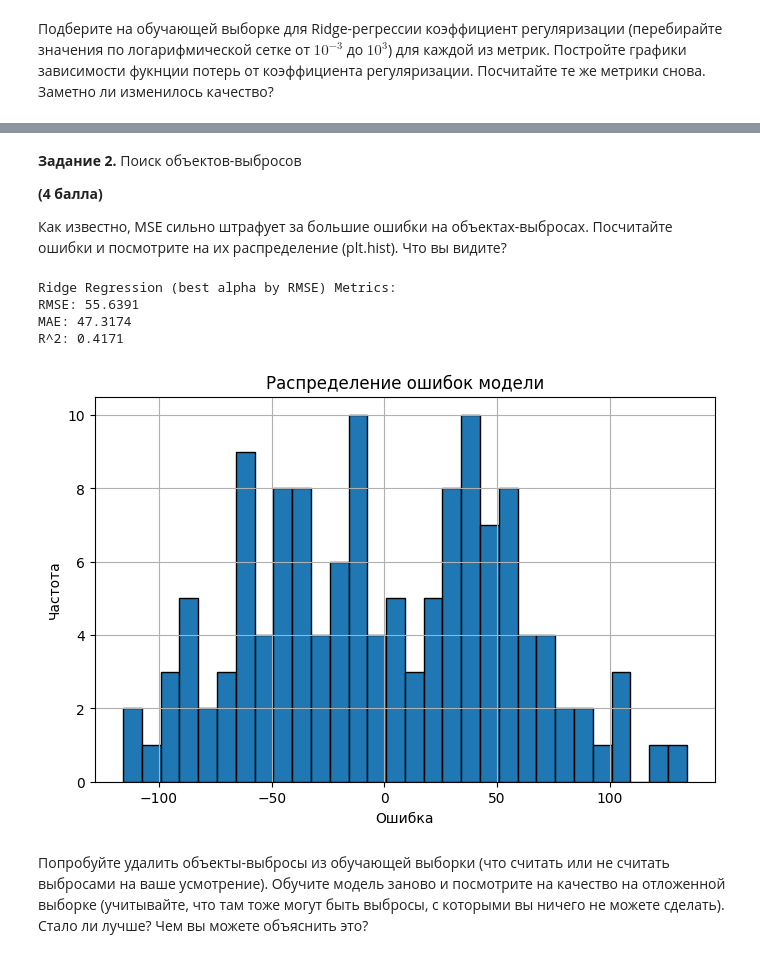
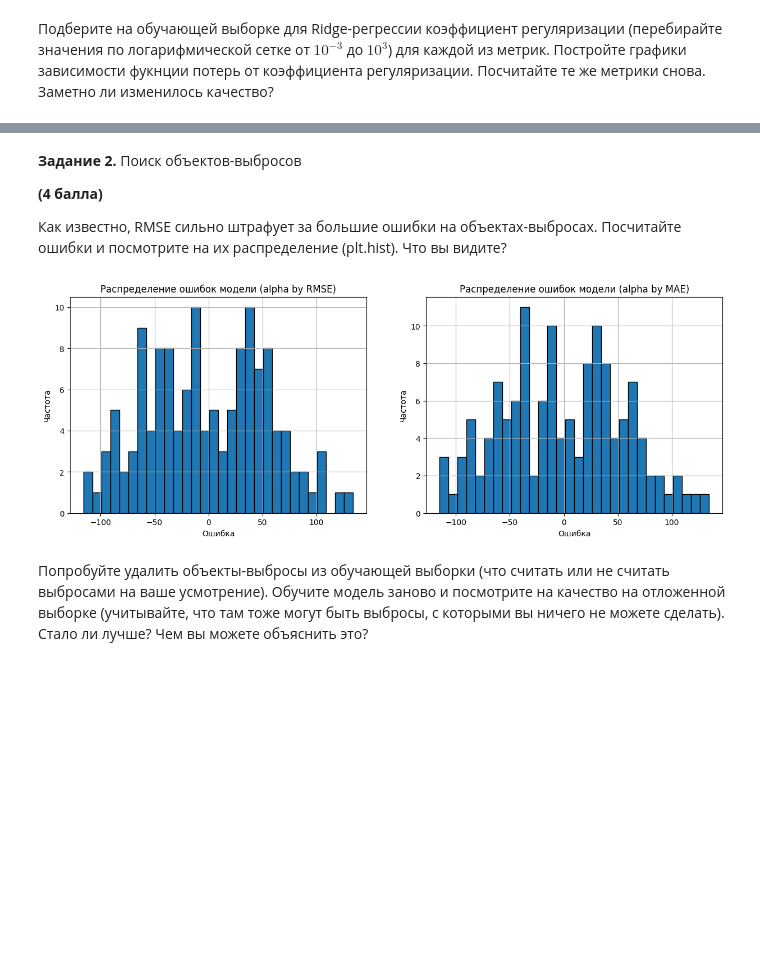
Before and after one commit to Larong11/AESC_ML, a Jupyter notebook: task 4/task4_linreg_tune_practice.ipynb, the cells around one changed output, grey strips where cells are left out. Cells and saved outputs as stored; diff of their text form; code cells hidden in the pictures; blank space fills up the shorter version.

```diff
--- a/task 4/task4_linreg_tune_practice.ipynb
+++ b/task 4/task4_linreg_tune_practice.ipynb
@@ -182,38 +197,40 @@ __Задание 2.__ Поиск объектов-выбросов
 
 **(4 балла)**
 
-Как известно, MSE сильно штрафует за большие ошибки на объектах-выбросах. Посчитайте ошибки и посмотрите на их распределение (plt.hist). Что вы видите?
+Как известно, RMSE сильно штрафует за большие ошибки на объектах-выбросах. Посчитайте ошибки и посмотрите на их распределение (plt.hist). Что вы видите?
-# %%
-# code here
-ridge_best = Ridge(alpha=best_alpha_rmse)
-ridge_best.fit(X_train, y_train)
-y_pred_best = ridge_best.predict(X_test)
-
-mse_best = mean_squared_error(y_test, y_pred_best)
-rmse_best = np.sqrt(mse_best)
-mae_best = mean_absolute_error(y_test, y_pred_best)
-r2_best = r2_score(y_test, y_pred_best)
-
-print(f"\nRidge Regression (best alpha by RMSE) Metrics:")
-print(f"RMSE: {rmse_best:.4f}")
-print(f"MAE: {mae_best:.4f}")
-print(f"R^2: {r2_best:.4f}")
-
-# Анализ ошибок
-errors = y_test - y_pred_best
-
-plt.figure(figsize=(8, 5))
-plt.hist(errors, bins=30, edgecolor='black')
-plt.xlabel('Ошибка')
-plt.ylabel('Частота')
-plt.title('Распределение ошибок модели')
-plt.grid(True)
-plt.show()
-# %% [output]
-Ridge Regression (best alpha by RMSE) Metrics:
-RMSE: 55.6391
-MAE: 47.3174
-R^2: 0.4171
-[figure, removed]
+# %%
+# code here
+ridge_best_rmse = Ridge(alpha=best_alpha_rmse)
+ridge_best_mae = Ridge(alpha=best_alpha_mae)
+
+ridge_best_rmse.fit(X_train, y_train)
+ridge_best_mae.fit(X_train, y_train)
+
+y_pred_best_rmse = ridge_best_rmse.predict(X_test)
+y_pred_best_mae = ridge_best_mae.predict(X_test)
+
+# Анализ ошибок
+errors_rmse = y_test - y_pred_best_rmse
+errors_mae = y_test - y_pred_best_mae
+
+plt.figure(figsize=(15, 5))
+
+plt.subplot(1, 2, 1)
+plt.hist(errors_rmse, bins=30, edgecolor="black")
+plt.xlabel('Ошибка')
+plt.ylabel('Частота')
+plt.title('Распределение ошибок модели (alpha by RMSE)')
+plt.grid(True)
+
+plt.subplot(1, 2, 2)
+plt.hist(errors_mae, bins=30, edgecolor="black")
+plt.xlabel('Ошибка')
+plt.ylabel('Частота')
+plt.title('Распределение ошибок модели (alpha by MAE)')
+plt.grid(True)
+
+plt.show()
+# %% [output]
+[figure, added]
 # %% [markdown]
 Попробуйте удалить объекты-выбросы из обучающей выборки (что считать или не считать выбросами на ваше усмотрение). Обучите модель заново и посмотрите на качество на отложенной выборке (учитывайте, что там тоже могут быть выбросы, с которыми вы ничего не можете сделать). Стало ли лучше? Чем вы можете объяснить это?
```
Also changed, not shown: parts of 9 cells of this notebook.
